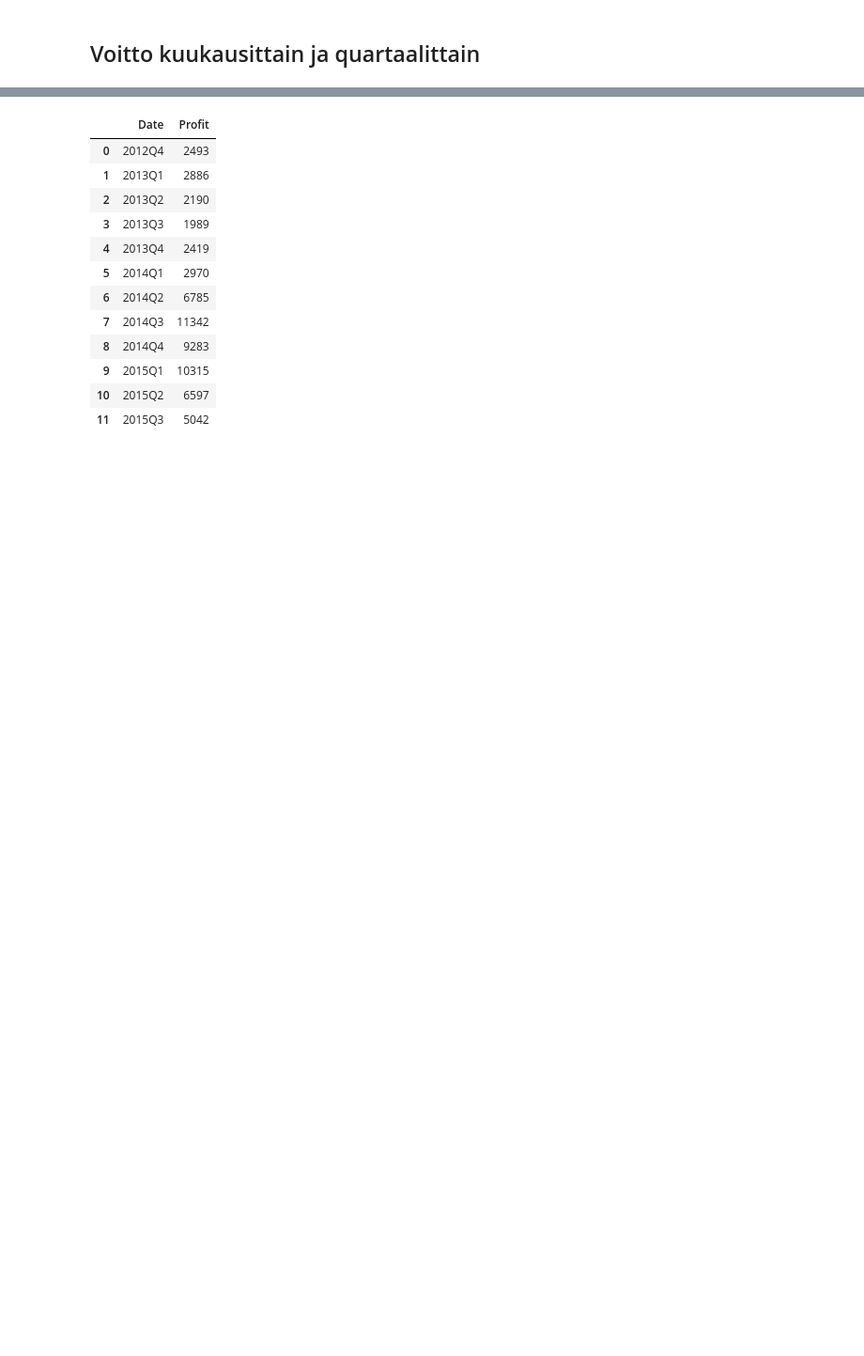
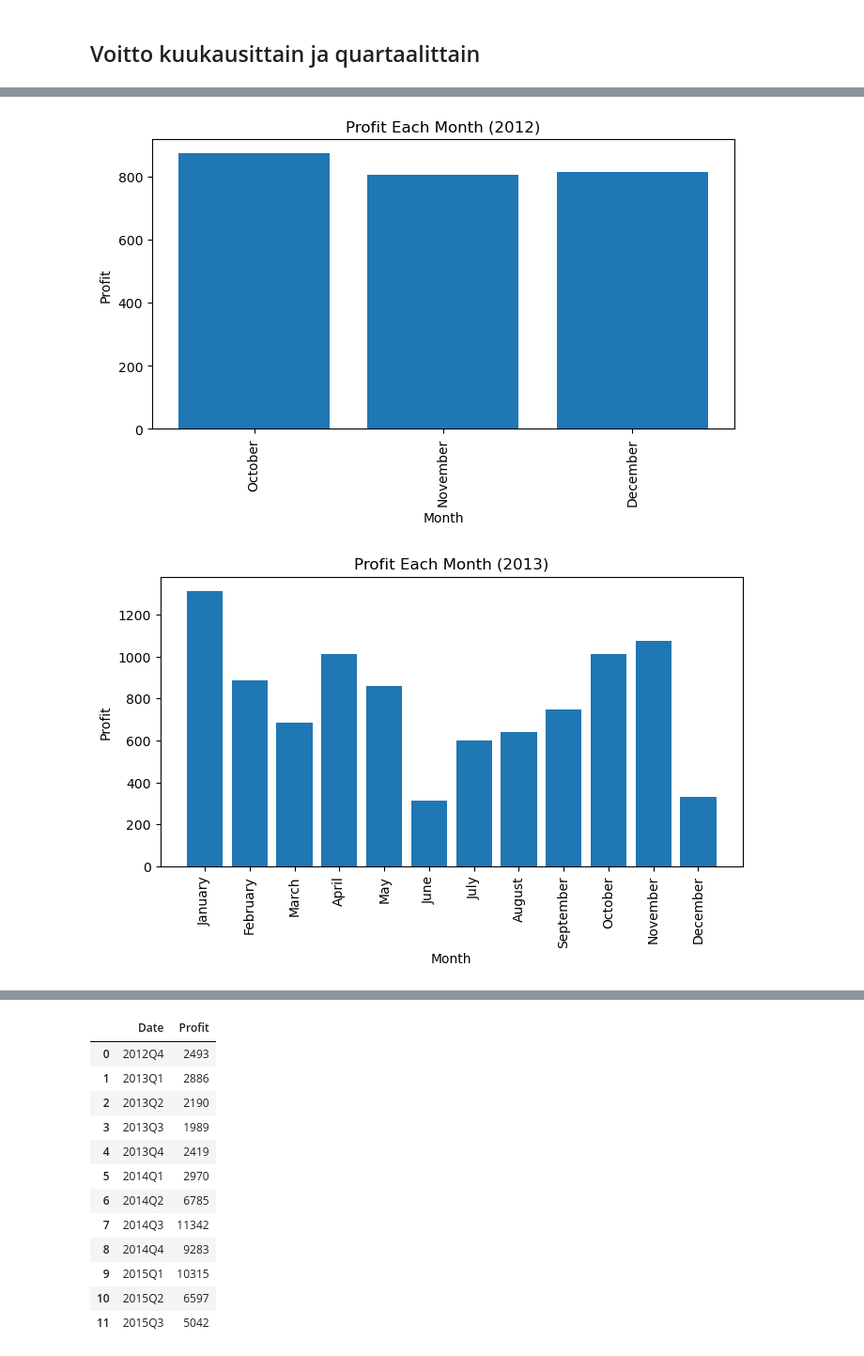
Before and after one commit to R3adyPro/Coffee-Chain-Sales, a Jupyter notebook: main.ipynb, the cells around one changed output, grey strips where cells are left out. Shown at 94% size. Cells and saved outputs as stored; diff of their text form; code cells hidden in the pictures; blank space fills up the shorter version.

```diff
--- a/main.ipynb
+++ b/main.ipynb
@@ -133,0 +137,11 @@ mounthlyProfit
+# %%
+for year, df in mounthlyProfit.groupby('Year'):
+    fig1, ax1 = plt.subplots(figsize=(8, 4))
+    plt.bar(df['Month'], df['Profit'])
+    plt.xlabel('Month')
+    plt.ylabel('Profit')
+    plt.title(f'Profit Each Month ({year})')
+    plt.xticks(rotation='vertical')
+# %% [output]
+[figure, added]
+[figure, added]
```
Also changed, not shown: parts of 15 cells of this notebook.
